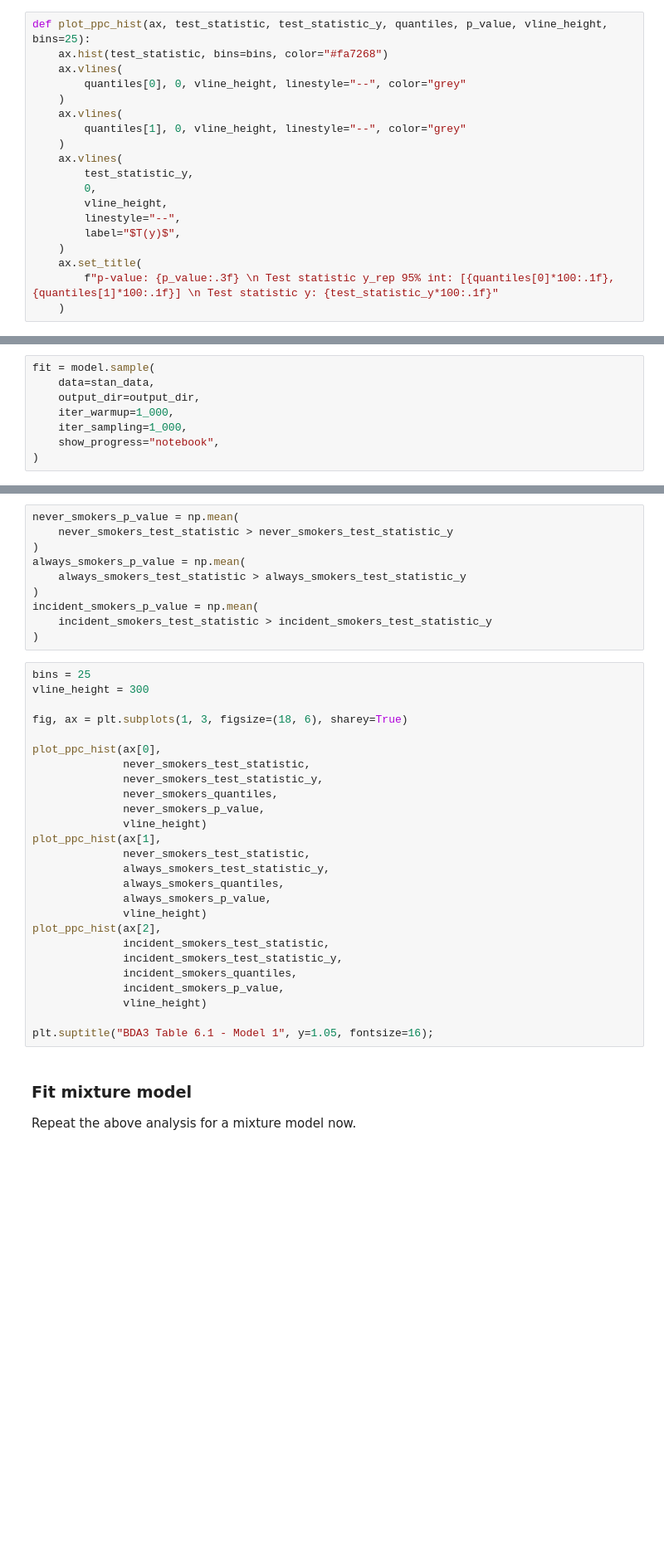
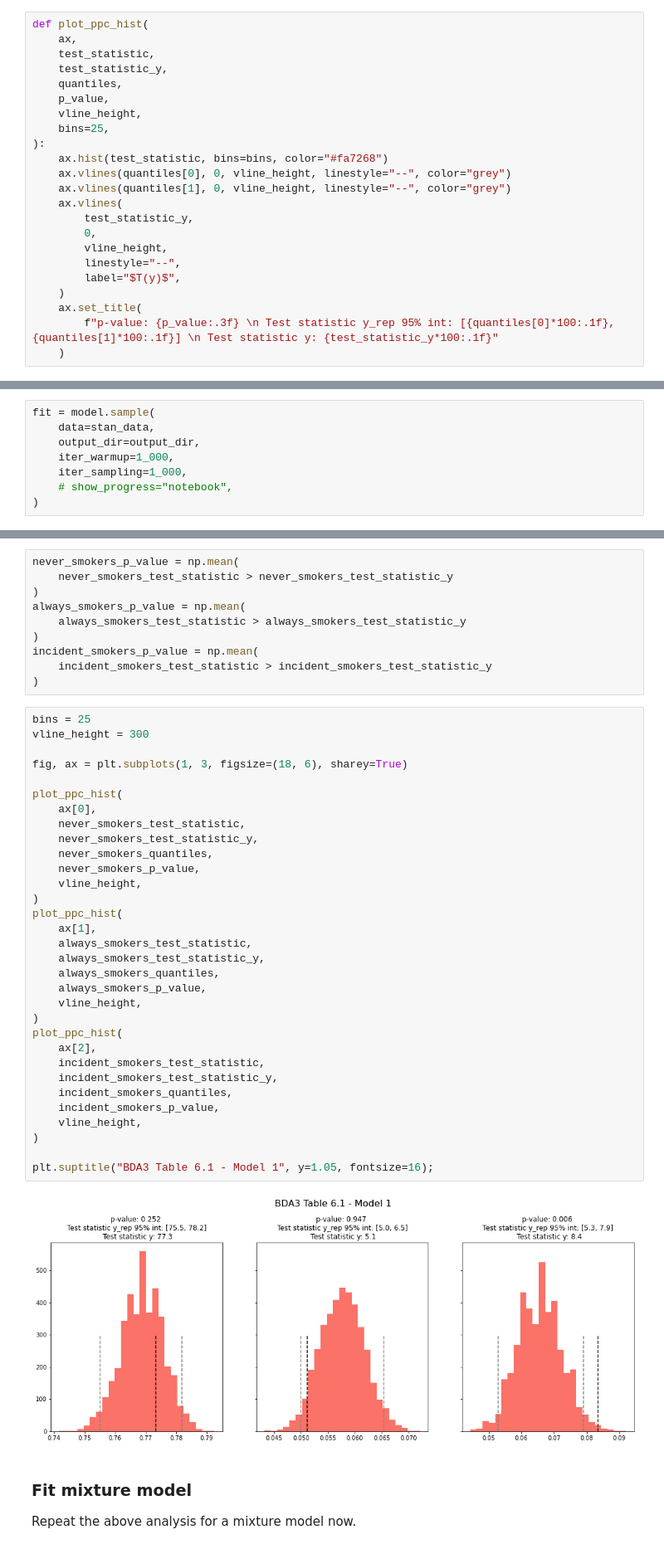
Before and after one commit to maw501/BDA3-python-demos, a Jupyter notebook: demos_ch6/smoking_example.ipynb, the cells around one changed output, grey strips where cells are left out. Shown at 83% size. Saved outputs shown, nothing was run; the diff lists cells and outputs as text; blank space fills up the shorter version.

Commit message:
Black notebook

```diff
--- a/demos_ch6/smoking_example.ipynb
+++ b/demos_ch6/smoking_example.ipynb
@@ -34,14 +34,18 @@ def calculate_incident_smokers_test_statistic(
         )
     return ts
 # %%
-def plot_ppc_hist(ax, test_statistic, test_statistic_y, quantiles, p_value, vline_height, bins=25):
+def plot_ppc_hist(
+    ax,
+    test_statistic,
+    test_statistic_y,
+    quantiles,
+    p_value,
+    vline_height,
+    bins=25,
+):
     ax.hist(test_statistic, bins=bins, color="#fa7268")
-    ax.vlines(
-        quantiles[0], 0, vline_height, linestyle="--", color="grey"
-    )
-    ax.vlines(
-        quantiles[1], 0, vline_height, linestyle="--", color="grey"
-    )
+    ax.vlines(quantiles[0], 0, vline_height, linestyle="--", color="grey")
+    ax.vlines(quantiles[1], 0, vline_height, linestyle="--", color="grey")
     ax.vlines(
         test_statistic_y,
         0,
@@ -124,7 +128,7 @@ fit = model.sample(
     output_dir=output_dir,
     iter_warmup=1_000,
     iter_sampling=1_000,
-    show_progress="notebook",
+    # show_progress="notebook",
 )
 # %%
 params = fit.stan_variables()
@@ -170,29 +183,37 @@ incident_smokers_p_value = np.mean(
 # %%
 bins = 25
 vline_height = 300
 
 fig, ax = plt.subplots(1, 3, figsize=(18, 6), sharey=True)
 
-plot_ppc_hist(ax[0],
-              never_smokers_test_statistic,
-              never_smokers_test_statistic_y,
-              never_smokers_quantiles,
-              never_smokers_p_value,
-              vline_height)
-plot_ppc_hist(ax[1],
-              never_smokers_test_statistic,
-              always_smokers_test_statistic_y,
-              always_smokers_quantiles,
-              always_smokers_p_value,
-              vline_height)
-plot_ppc_hist(ax[2],
-              incident_smokers_test_statistic,
-              incident_smokers_test_statistic_y,
-              incident_smokers_quantiles,
-              incident_smokers_p_value,
-              vline_height)
+plot_ppc_hist(
+    ax[0],
+    never_smokers_test_statistic,
+    never_smokers_test_statistic_y,
+    never_smokers_quantiles,
+    never_smokers_p_value,
+    vline_height,
+)
+plot_ppc_hist(
+    ax[1],
+    always_smokers_test_statistic,
+    always_smokers_test_statistic_y,
+    always_smokers_quantiles,
+    always_smokers_p_value,
+    vline_height,
+)
+plot_ppc_hist(
+    ax[2],
+    incident_smokers_test_statistic,
+    incident_smokers_test_statistic_y,
+    incident_smokers_quantiles,
+    incident_smokers_p_value,
+    vline_height,
+)
 
 plt.suptitle("BDA3 Table 6.1 - Model 1", y=1.05, fontsize=16);
+# %% [output]
+[figure, added]
 # %% [markdown]
 ### Fit mixture model
 
```
Also changed, not shown: parts of 11 cells of this notebook.
